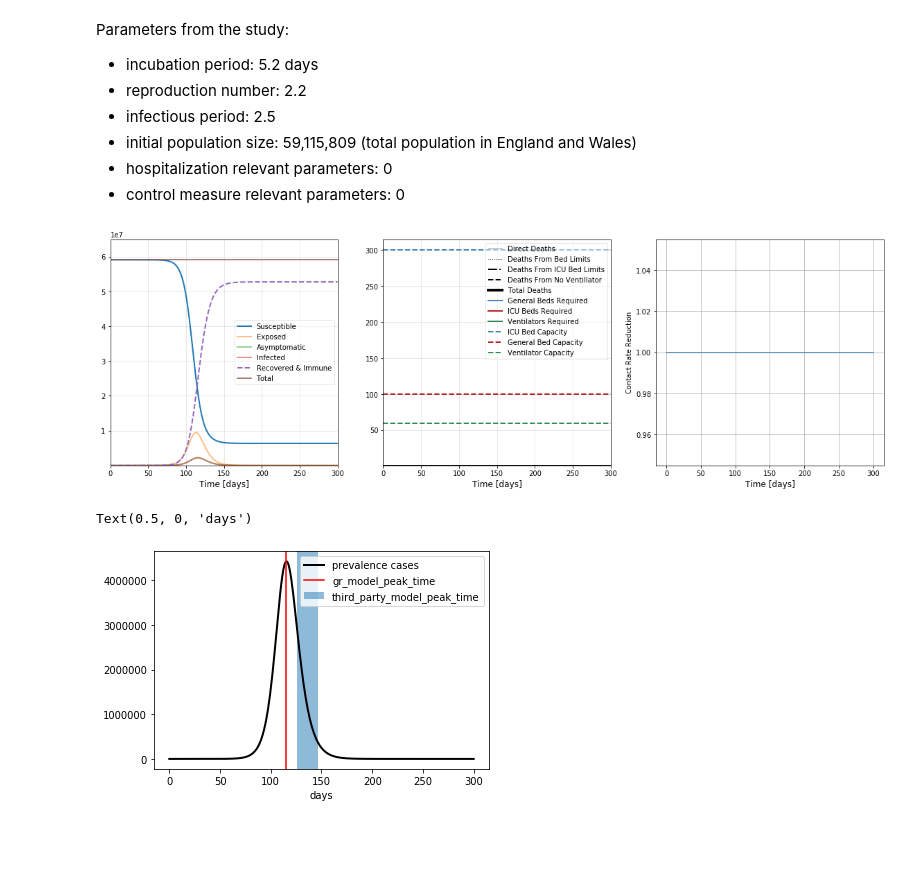
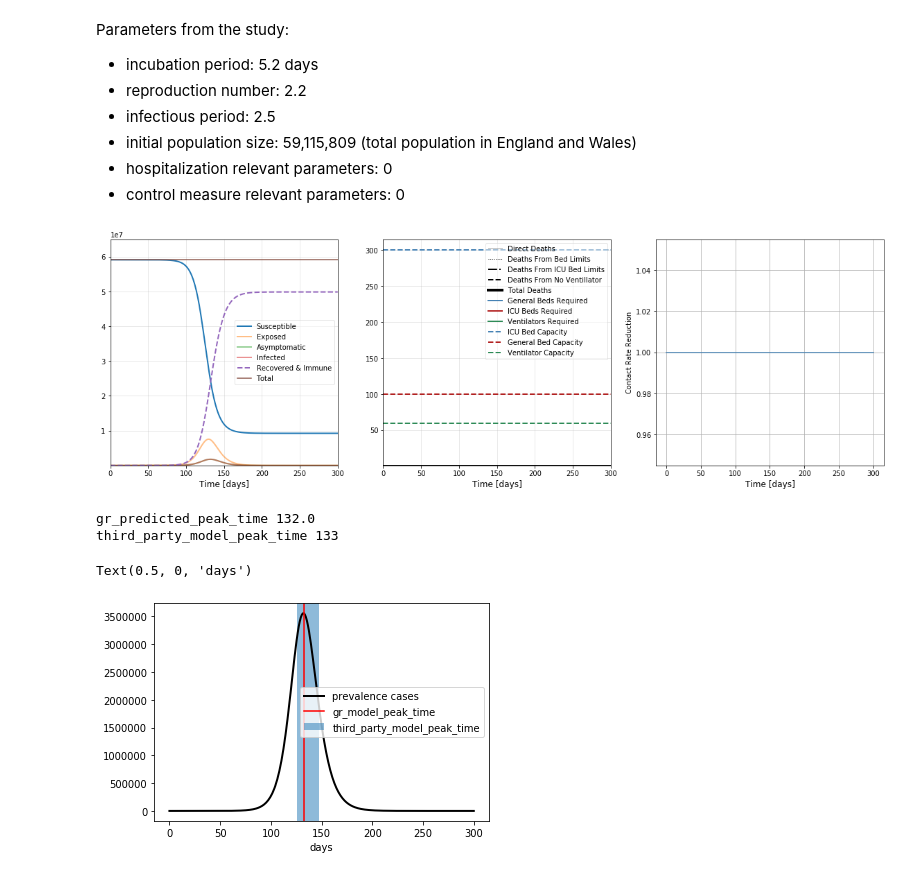
Before and after one commit to erccarls/county_covid_seir_models, a Jupyter notebook: notebooks/validation_against_observations.ipynb, the cells around one changed output. Drawn from its saved outputs; the diff is of its cells as text; code cells hidden in the pictures; blank space fills up the shorter version.

```diff
--- a/notebooks/validation_against_observations.ipynb
+++ b/notebooks/validation_against_observations.ipynb
@@ -32,34 +32,38 @@ Parameters from the study:
 # %%
 n_days =300
 t_list = np.linspace(0, n_days, n_days)
 suppression_policy = generate_triggered_suppression_model(t_list=t_list, lockdown_days=0, open_days=0, reduction=1)
 
 
 model = SEIRModel(
     N=59115809,
-    R0=2.5,
-    A_initial=0,
+    R0=2.2,
+    A_initial=1,
     I_initial=1,
     sigma=1/5.2,
     delta=1/2.5,
     t_list=t_list,
     hospitalization_rate_general=0,
     hospitalization_rate_icu=0,
     mortality_rate=0,
     suppression_policy=suppression_policy)
 
 model.run()
 model.plot_results(y_scale='linear')
 # %% [output]
-[figure, old version]
+[figure, new version]
 # %%
 plt.plot(model.t_list, model.results['A'] + model.results['I'], lw=2, color='k', label='prevalence cases')
 t_max_idx = np.argmax(model.results['A'] + model.results['I'])
 peak_time = model.t_list[t_max_idx]
+print('gr_predicted_peak_time', round(peak_time,0))
+print('third_party_model_peak_time', 133)
 plt.axvline(x=peak_time, color='r', label='gr_model_peak_time')
 plt.axvspan(xmin=126, xmax=147, alpha=0.5, label='third_party_model_peak_time')
 plt.legend()
 plt.xlabel('days')
 # %% [output]
-Text(0.5, 0, 'days')
+gr_predicted_peak_time 132.0
+third_party_model_peak_time 133
+Text(0.5, 0, 'days')
-[figure, old version]
+[figure, new version]
```
